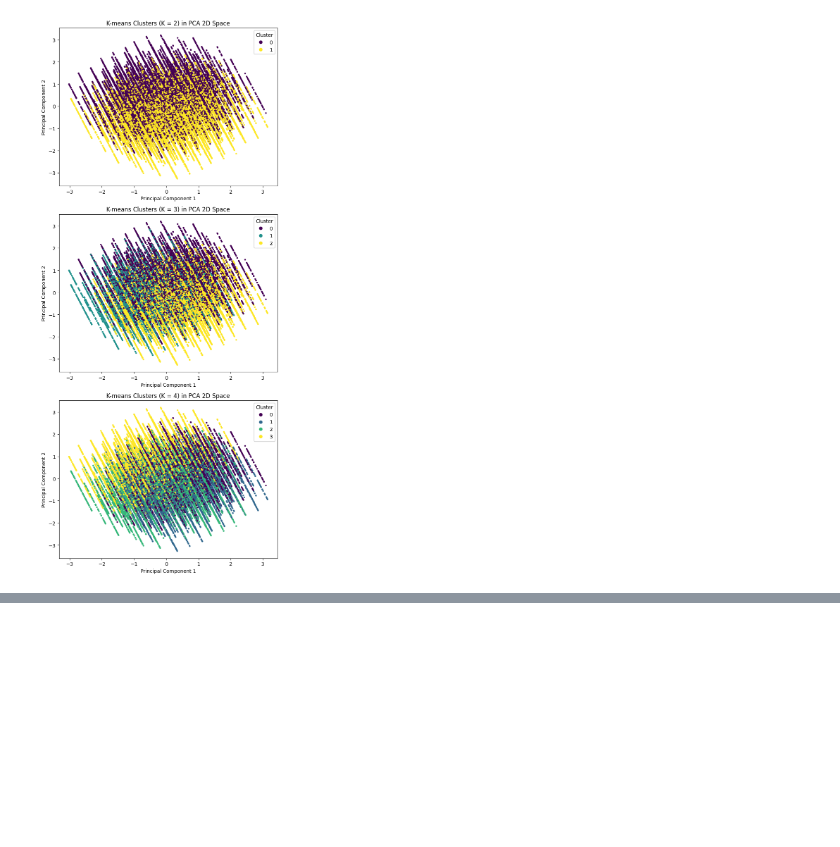
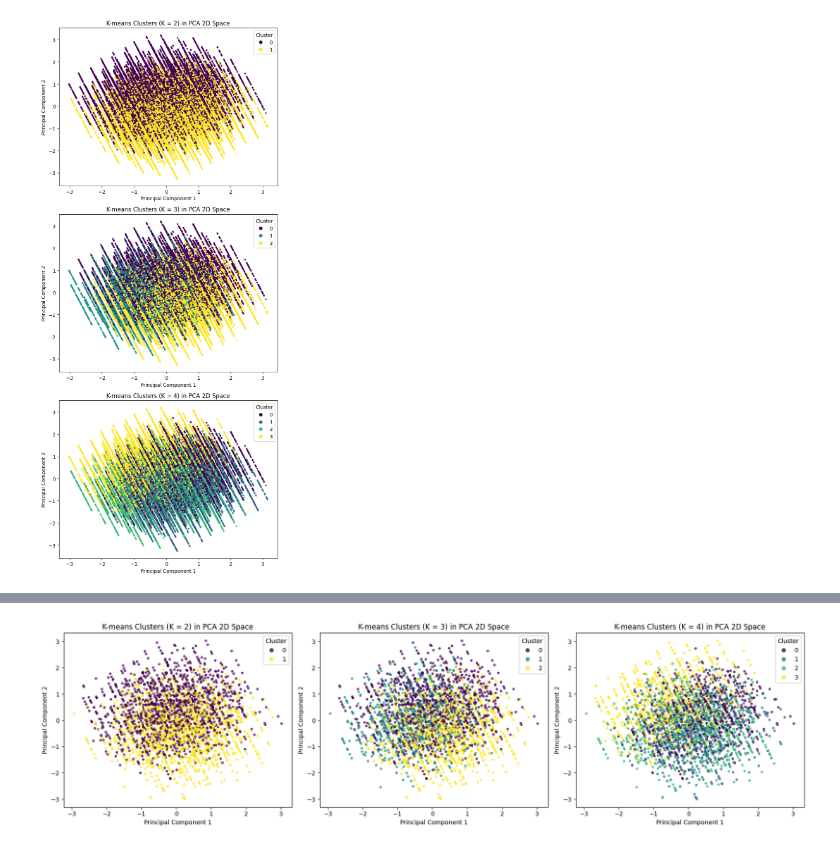
Before and after one commit to mraaheb/DataMining, a Jupyter notebook: Phase3.ipynb, the cells around one changed output, grey strips where cells are left out. Drawn from its saved outputs; the diff is of its cells as text; code cells hidden in the pictures; blank space fills up the shorter version.

```diff
--- a/Phase3.ipynb
+++ b/Phase3.ipynb
@@ -195,18 +78,0 @@ This value of K (4) is our third partition size, so together with K = 2 and K =
-# %%
-# Apply K-means with K=4
-k4 = KMeans(n_clusters=4, random_state=42)
-clusters_4 = k4.fit_predict(X_scaled_df)
-
-# Add cluster labels to the DataFrame
-X_scaled_df["cluster_k4"] = clusters_4
-
-# Evaluation metrics
-wcss_k4 = k4.inertia_  # Elbow metric (within-cluster sum of squares)
-silhouette_k4 = silhouette_score(X_scaled_df.drop("cluster_k4", axis=1), clusters_4)
-
-print("K=4 Results:")
-print("WCSS:", wcss_k4)
-print("Silhouette Score:", silhouette_k4)
-
-# Preview
-X_scaled_df.head()
@@ -332,0 +246,56 @@ plt.show()
+# %%
+# 5.x – PCA visualization with downsampling
+from sklearn.decomposition import PCA
+import numpy as np
+import matplotlib.pyplot as plt
+
+# 1) Select only feature columns (exclude cluster label columns)
+feature_cols = [c for c in X_scaled_df.columns if not c.startswith('cluster_')]
+X_for_pca = X_scaled_df[feature_cols].values
+
+# 2) Fit PCA to reduce dimensions to 2D
+pca = PCA(n_components=2, random_state=42)
+X_pca = pca.fit_transform(X_for_pca)
+
+# 3) Downsample points for clearer plotting
+#    We keep at most 3000 points to avoid over-plotting
+n_points = 3000
+
+if X_pca.shape[0] > n_points:
+    idx = np.random.choice(X_pca.shape[0], size=n_points, replace=False)
+else:
+    idx = np.arange(X_pca.shape[0])
+
+X_pca_sample = X_pca[idx]
+labels_k2_sample = X_scaled_df['cluster_k2'].values[idx]
+labels_k3_sample = X_scaled_df['cluster_k3'].values[idx]
+labels_k4_sample = X_scaled_df['cluster_k4'].values[idx]
+
+# 4) Create three scatter plots for K = 2, 3, 4
+fig, axes = plt.subplots(1, 3, figsize=(18, 5))
+
+for ax, labels, k in zip(
+        axes,
+        [labels_k2_sample, labels_k3_sample, labels_k4_sample],
+        [2, 3, 4]):
+
+    scatter = ax.scatter(
+        X_pca_sample[:, 0],
+        X_pca_sample[:, 1],
+        c=labels,
+        s=10,
+        alpha=0.7
+    )
+
+    ax.set_title(f'K-means Clusters (K = {k}) in PCA 2D Space')
+    ax.set_xlabel('Principal Component 1')
+    ax.set_ylabel('Principal Component 2')
+
+    # Legend based on cluster labels
+    legend1 = ax.legend(*scatter.legend_elements(), title="Cluster", loc="best")
+    ax.add_artist(legend1)
+
+plt.tight_layout()
+plt.show()
+# %% [output]
+[figure, added]
```
Also changed, not shown: parts of 20 cells of this notebook.
